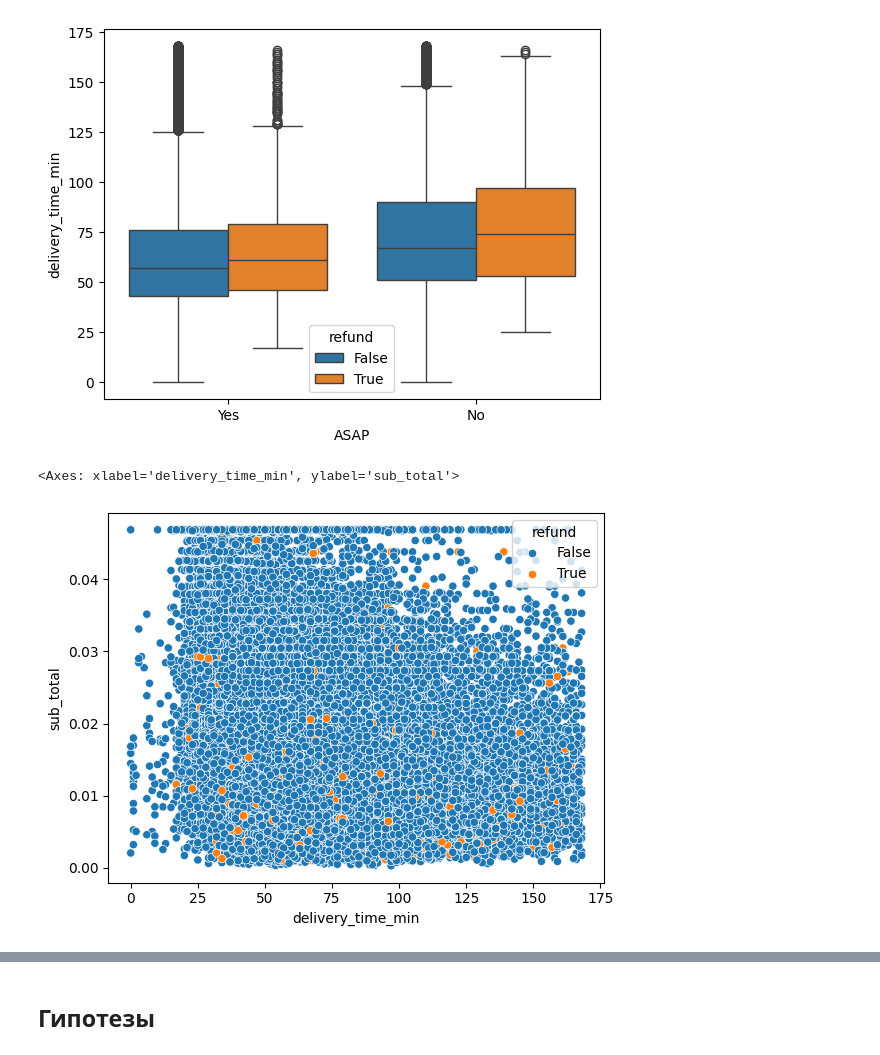
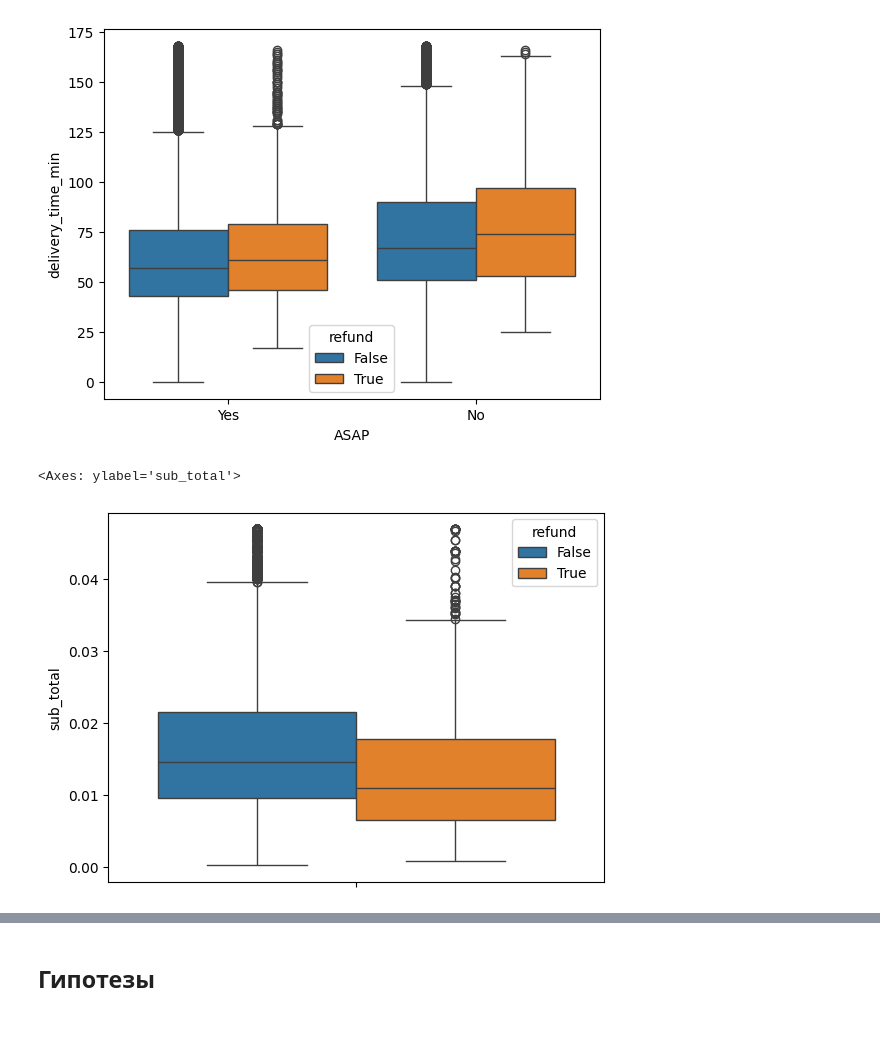
Before and after one commit to PigStep/ML-Delivery-Refund-Research, a Jupyter notebook: notebook/notebook.ipynb, the cells around one changed output, grey strips where cells are left out. Saved outputs shown, nothing was run; the diff lists cells and outputs as text; code cells hidden in the pictures; blank space fills up the shorter version.

```diff
--- a/notebook/notebook.ipynb
+++ b/notebook/notebook.ipynb
@@ -313,2 +308,0 @@ sns.kdeplot(delivery_data,x="discount")
-# %%
-delivery_data["discount"] = np.sqrt(delivery_data.discount)
@@ -315 +315,5 @@ delivery_data["discount"] = np.sqrt(delivery_data.discount)
+# %%
+bins = [0,5,10,20,50,92]
+labels = ['0-5%', '5-10%', '10-20%', '20-50%', '50-92%']
+delivery_data["discount"] = pd.cut(delivery_data.discount,bins=bins,labels=labels)
 # %%
@@ -360,7 +386,7 @@ sns.boxplot(delivery_data, x="ASAP",y="delivery_time_min", hue="refund")
 <Axes: xlabel='ASAP', ylabel='delivery_time_min'>
 [figure]
 # %%
-sns.scatterplot(delivery_data,x = "delivery_time_min", y="sub_total", hue="refund")
+sns.boxplot(delivery_data, y="sub_total", hue="refund")
 # %% [output]
-<Axes: xlabel='delivery_time_min', ylabel='sub_total'>
+<Axes: ylabel='sub_total'>
-[figure, old version]
+[figure, new version]
```
Also changed, not shown: parts of 15 cells of this notebook.
